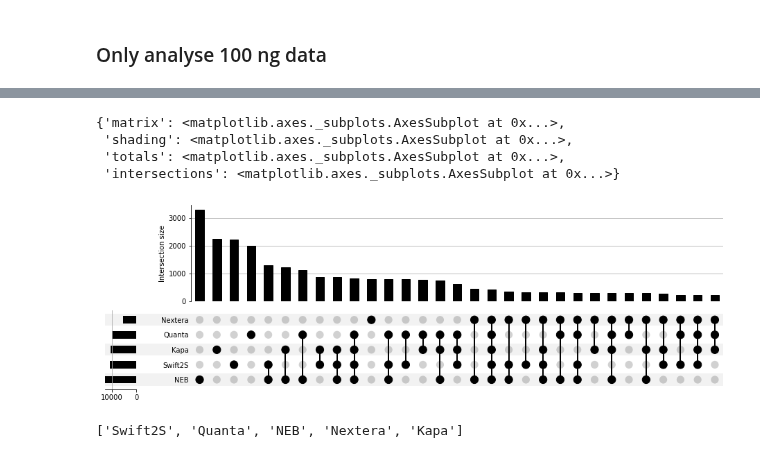
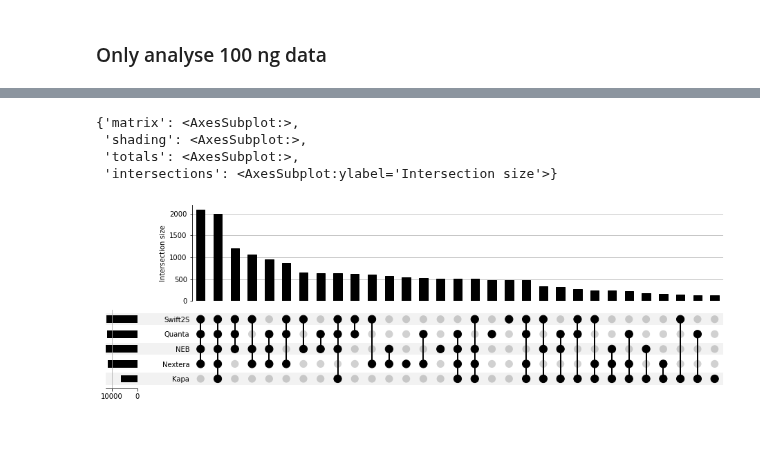
Before and after one commit to fa2k/comparison, a Jupyter notebook: overlap_variant_calls.ipynb, the cells around one changed output, grey strips where cells are left out. Cells and saved outputs as stored; diff of their text form; code cells hidden in the pictures.

```diff
--- a/overlap_variant_calls.ipynb
+++ b/overlap_variant_calls.ipynb
@@ -34,0 +48,3 @@ af = df[(df.Conc=='100ng')&(df.Kit!="Swiftlong")]
+# %%
+kits_readers = [(row.Kit, vcf.Reader(filename=row.Path)) for _, row in af.iterrows()]
+kits_in_order, readers = zip(*kits_readers)
@@ -35 +64,10 @@ af = df[(df.Conc=='100ng')&(df.Kit!="Swiftlong")]
+# %%
+group_counts_idx = pd.MultiIndex.from_product([[True,False] for _ in kits], names=kits)
+types = ['SNP', 'INDEL'] # May need to refactor if we're to separate indel types
+group_combinations = {
+    (truth, typ): pd.Series(index=group_counts_idx, dtype='uint32')
+    for typ in types
+    for truth in [True, False]
+    }
+intra_kit_consensus = {kitname: [0, 0, 0, 0, 0] for kitname in kits}
 # %% [markdown]
@@ -39,3 +74,0 @@ kits = list(set(af.Kit))[::-1]
-# %%
-kits_readers = [(row.Kit, vcf.Reader(filename=row.Path)) for _, row in af.iterrows()]
-kits, readers = zip(*kits-readers)
@@ -44,7 +75,2 @@ TypeError: unsupported operand type(s) for -: 'list' and 'list'
-# %%
-# Make a place to hold the counts
-group_counts_idx = pd.MultiIndex.from_product([[True,False] for _ in kits], names=kits)
-group_combinations = pd.Series(index=group_counts_idx, dtype='uint32')
-intra_kit_consensus = {kitname: [0, 0, 0, 0, 0] for kitname in kits}
 # %%
 abort = 200000
@@ -92,12 +121,8 @@ group_combinations[tuple(combinations_index)]
 # %%
-upsetplot.plot(group_combinations.drop(tuple([0]*len(kits))), sort_by='cardinality')
+upsetplot.plot(group_combinations[(False,'SNP')].drop(tuple([0]*len(kits))), sort_by='cardinality', sort_categories_by=None)
 # %% [output]
-{'matrix': <matplotlib.axes._subplots.AxesSubplot at 0x...>,
- 'shading': <matplotlib.axes._subplots.AxesSubplot at 0x...>,
- 'totals': <matplotlib.axes._subplots.AxesSubplot at 0x...>,
- 'intersections': <matplotlib.axes._subplots.AxesSubplot at 0x...>}
+{'matrix': <AxesSubplot:>,
+ 'shading': <AxesSubplot:>,
+ 'totals': <AxesSubplot:>,
+ 'intersections': <AxesSubplot:ylabel='Intersection size'>}
-[figure, old version]
+[figure, new version]
-# %%
-kits
-# %% [output]
-['Swift2S', 'Quanta', 'NEB', 'Nextera', 'Kapa']
```
Also changed, not shown: parts of 29 cells of this notebook.
